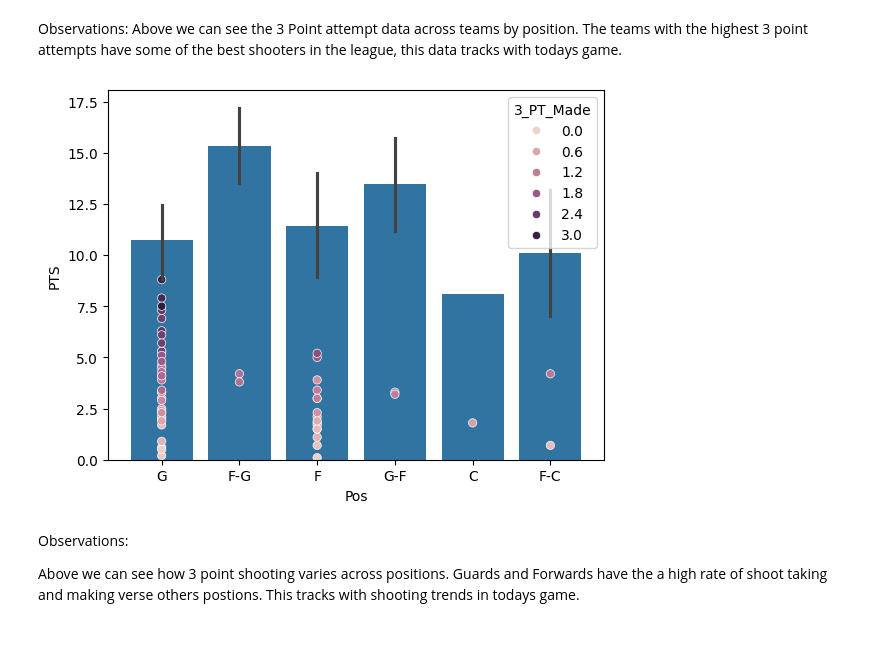
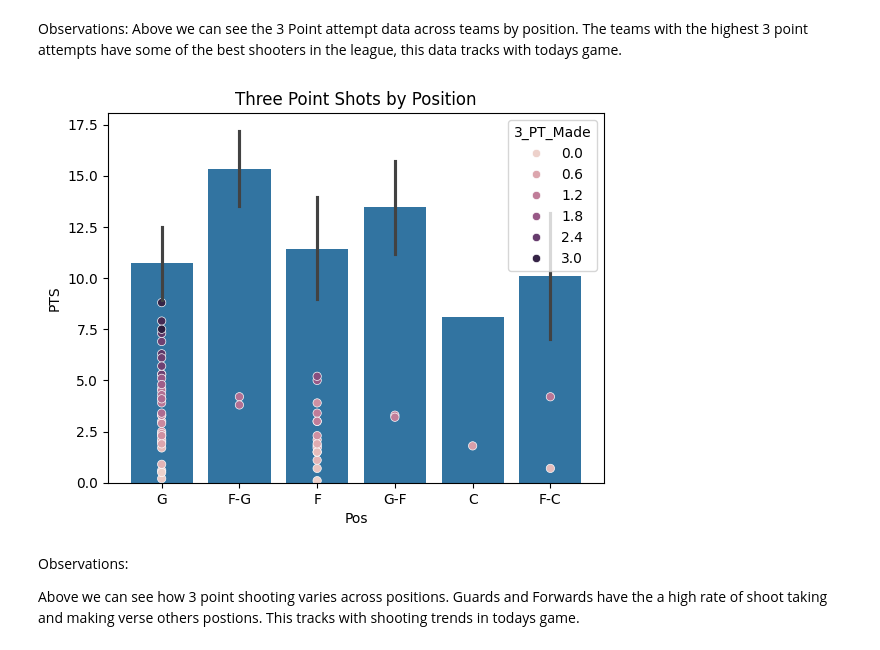
Before and after one commit to mindy0cruz/datafun-06-eda, a Jupyter notebook: mindycruz_eda.ipynb, the cells around one changed output. Saved outputs shown, nothing was run; the diff lists cells and outputs as text; code cells hidden in the pictures.

```diff
--- a/mindycruz_eda.ipynb
+++ b/mindycruz_eda.ipynb
@@ -175,11 +175,11 @@ Above we can see the 3 Point attempt data across teams by position. The teams wi
 # %%
 
 sns.barplot(x='Pos', y='PTS', data=df)
 sns.scatterplot(x='Pos', y='Three_Point_Attempts', hue='3_PT_Made', data=df)
-
+plt.title("Three Point Shots by Position")
 plt.show()
 # %% [output]
-[figure, old version]
+[figure, new version]
 # %% [markdown]
 Observations:
 
```
Also changed, not shown: parts of 1 cell of this notebook.
